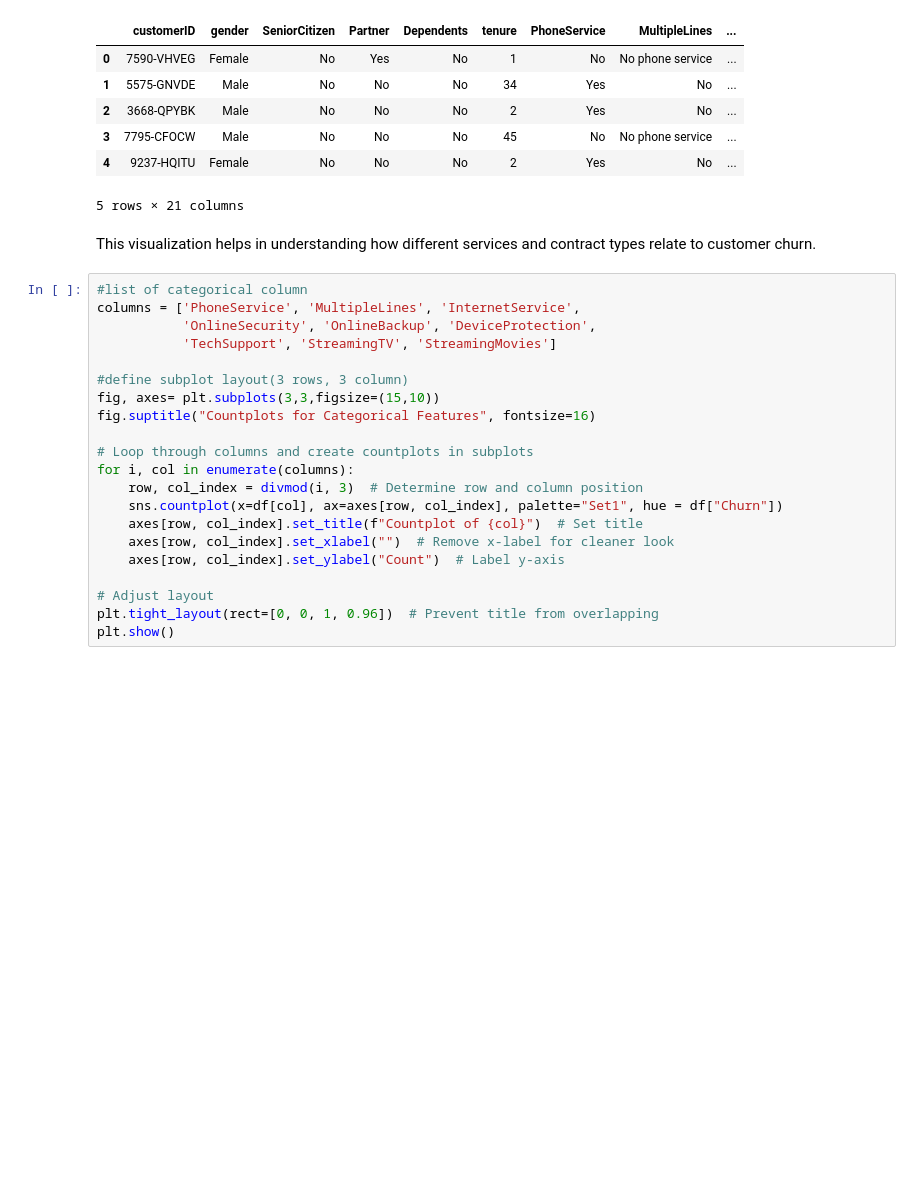
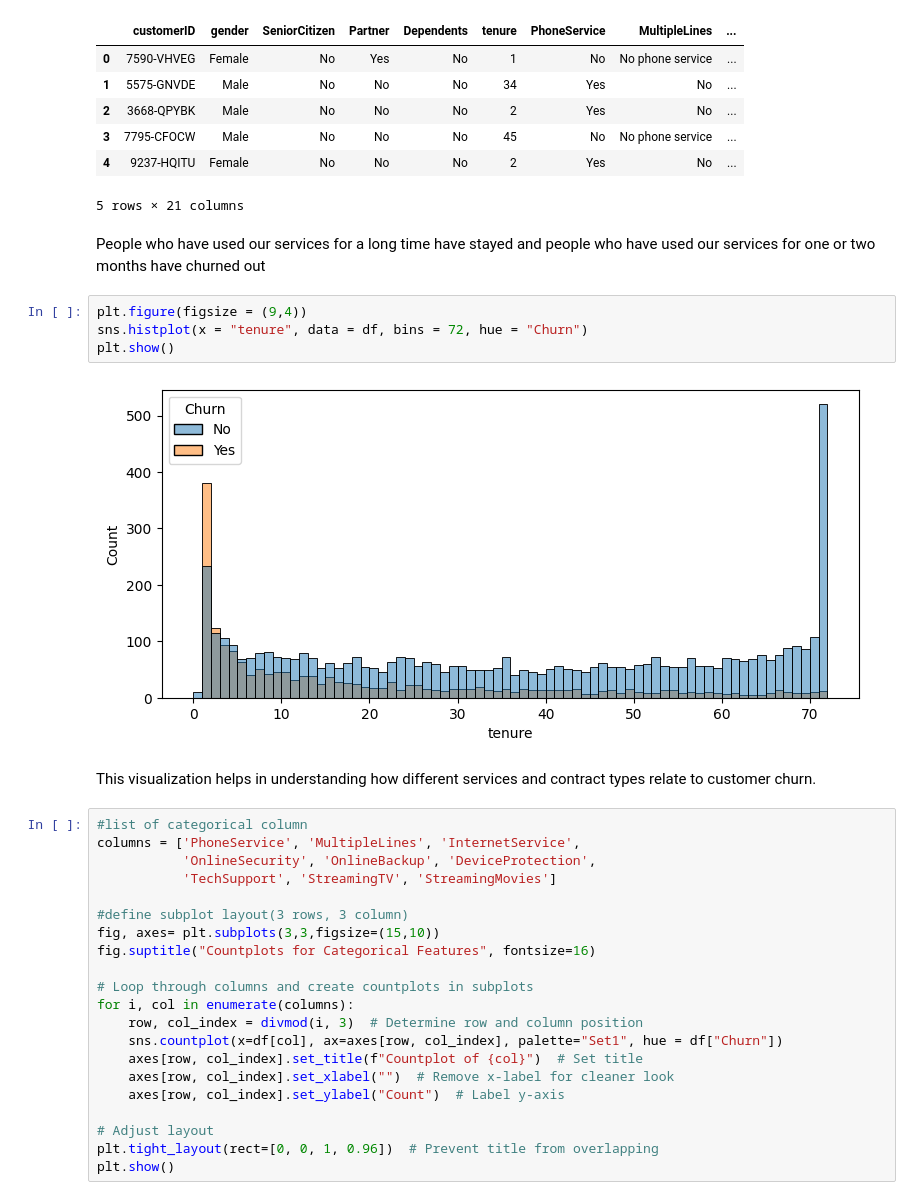
Before and after one commit to gautam2345-art/customer_churn-_analysis, a Jupyter notebook: Untitled11.ipynb, the cells around one changed output. Cells and saved outputs as stored; diff of their text form; blank space fills up the shorter version.

```diff
--- a/Untitled11.ipynb
+++ b/Untitled11.ipynb
@@ -106,6 +106,14 @@ df.head()
 | 3 | 7795-CFOCW | Male | No | No | No | 45 | No | No phone service | ... |
 | 4 | 9237-HQITU | Female | No | No | No | 2 | Yes | No | ... |
 5 rows × 21 columns
+# %% [markdown]
+People who have used our services for a long time have stayed and people who have used our services for one or two months have churned out
+# %%
+plt.figure(figsize = (9,4))
+sns.histplot(x = "tenure", data = df, bins = 72, hue = "Churn")
+plt.show()
+# %% [output]
+[figure, added]
 # %% [markdown]
 This visualization helps in understanding how different services and contract types relate to customer churn.
 # %%
```
